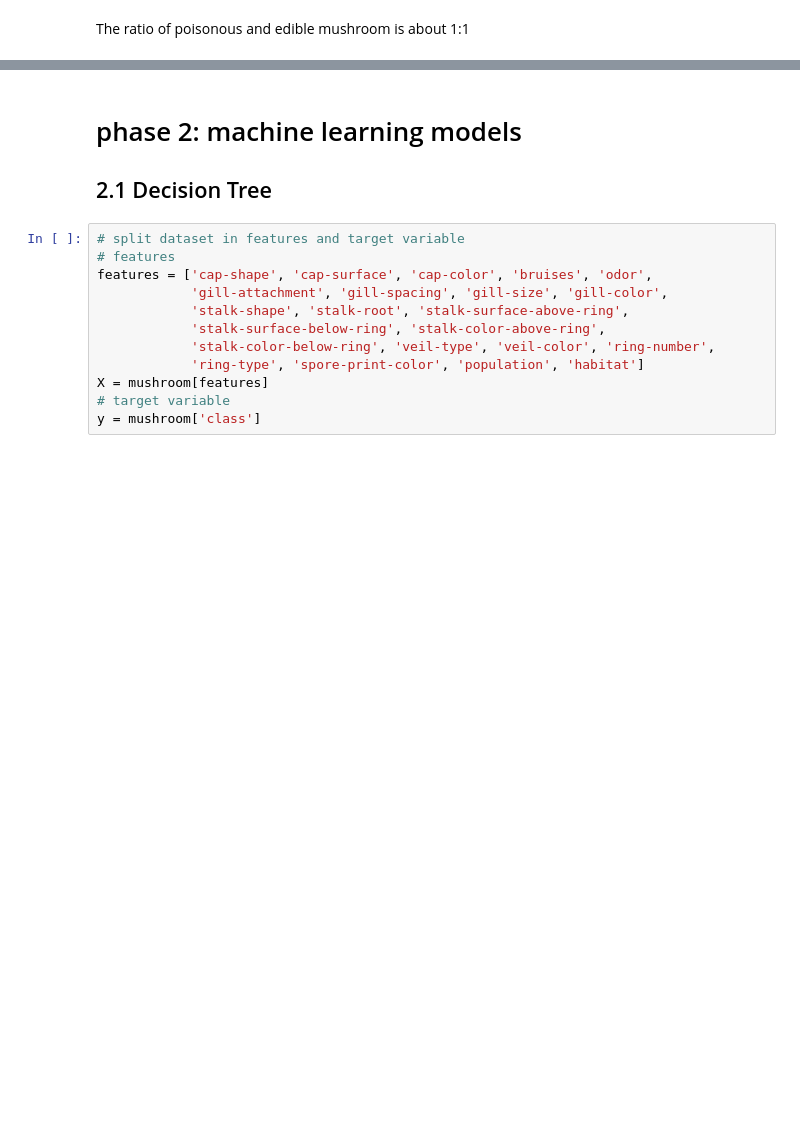
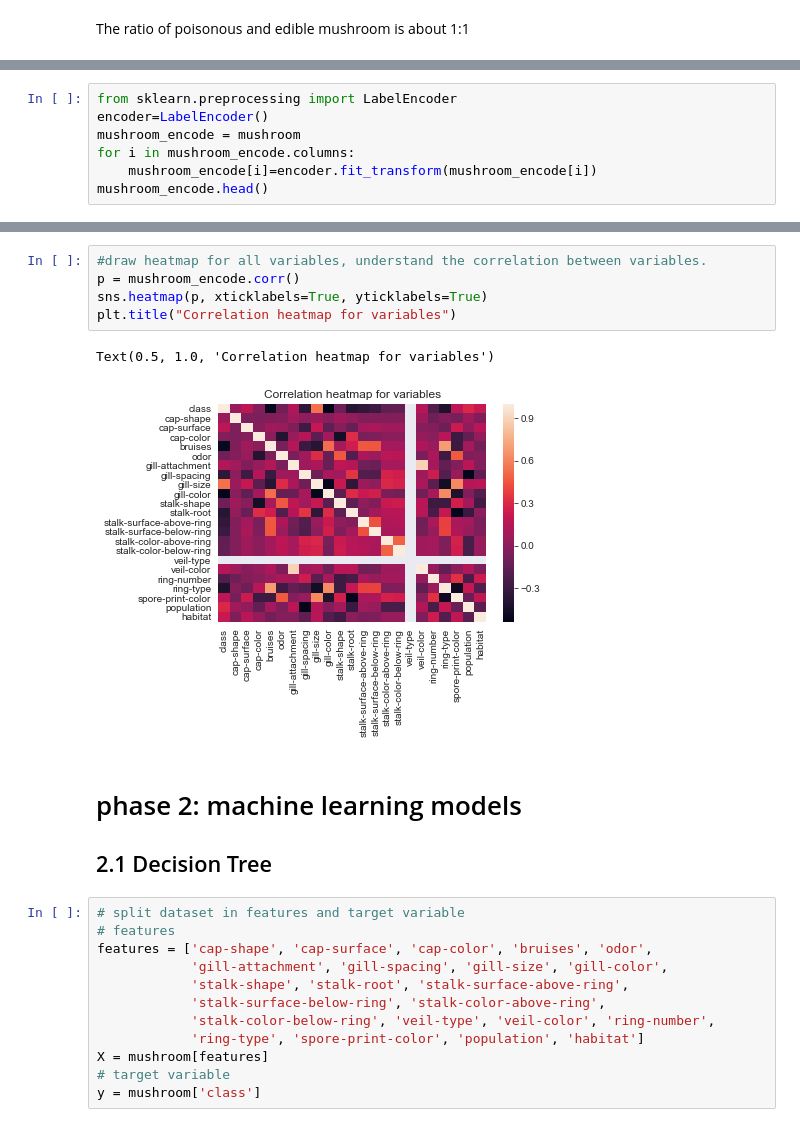
Before and after one commit to yifanWangCoding/MushroomClassification_550, a Jupyter notebook: Mushroom/dsci550.ipynb, the cells around one changed output, grey strips where cells are left out. Cells and saved outputs as stored; diff of their text form; blank space fills up the shorter version.

```diff
--- a/Mushroom/dsci550.ipynb
+++ b/Mushroom/dsci550.ipynb
@@ -58,0 +118,7 @@ for c in list(mushroom.columns):
+# %%
+from sklearn.preprocessing import LabelEncoder
+encoder=LabelEncoder()
+mushroom_encode = mushroom
+for i in mushroom_encode.columns:
+    mushroom_encode[i]=encoder.fit_transform(mushroom_encode[i])
+mushroom_encode.head()
@@ -59,3 +133,11 @@ for c in list(mushroom.columns):
+# %%
+#draw heatmap for all variables, understand the correlation between variables.
+p = mushroom_encode.corr()
+sns.heatmap(p, xticklabels=True, yticklabels=True)
+plt.title("Correlation heatmap for variables")
+# %% [output]
+Text(0.5, 1.0, 'Correlation heatmap for variables')
+[figure, added]
 # %% [markdown]
 # phase 2: machine learning models
 
```
Also changed, not shown: parts of 23 cells of this notebook, 3 other files.
